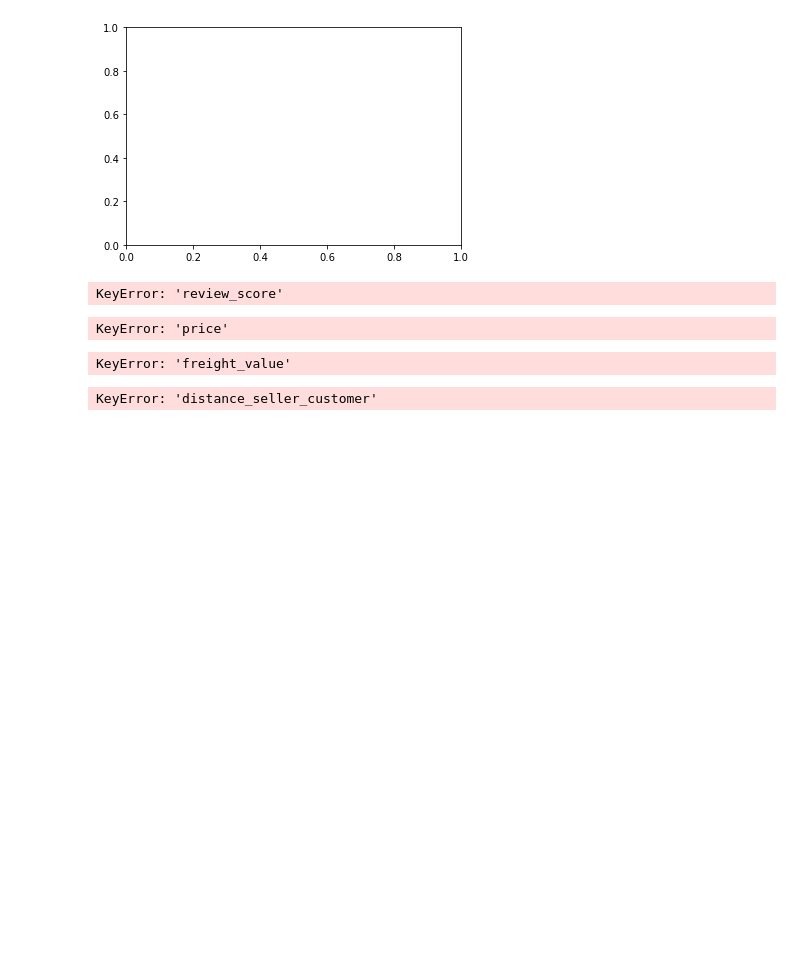
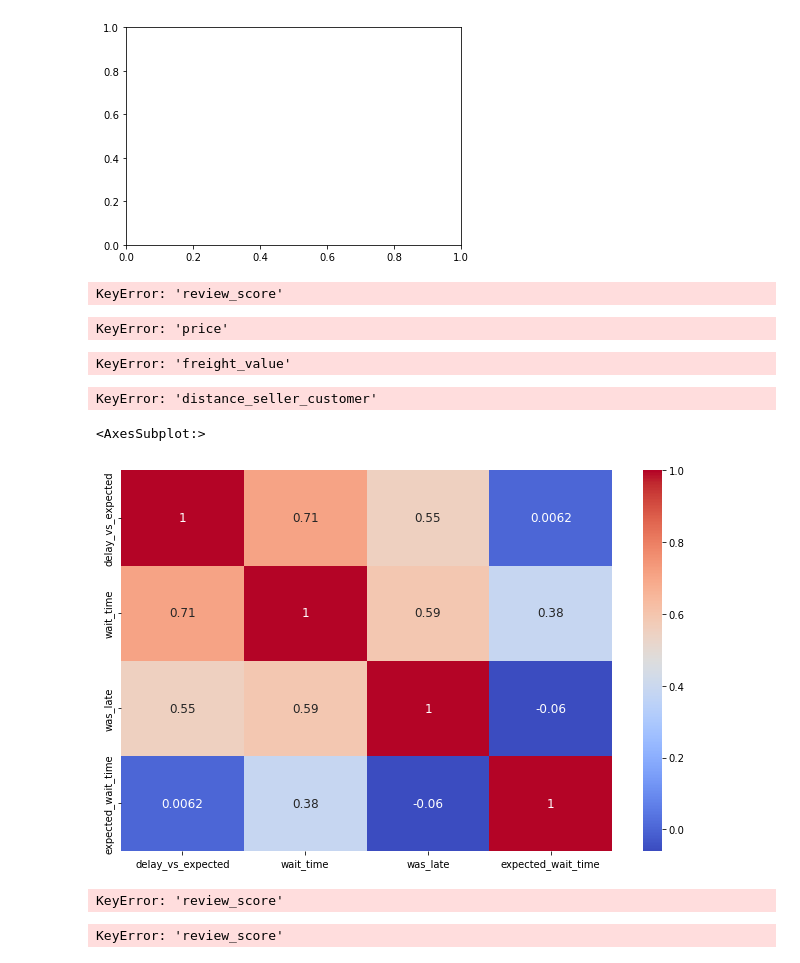
Before and after one commit to TshepoKubeka/O-list-Project, a Jupyter notebook: notebooks/Untitled.ipynb, the cells around one changed output. Cells and saved outputs as stored; diff of their text form; code cells hidden in the pictures; blank space fills up the shorter version.

Commit message:
start of simple analysis, correlation plot(2)

```diff
--- a/notebooks/Untitled.ipynb
+++ b/notebooks/Untitled.ipynb
@@ -1144,7 +1144,22 @@ KeyError: 'price'
 sns.kdeplot(orders['freight_value'])
 # %% [output]
 KeyError: 'freight_value'
-# %%
-sns.kdeplot(orders['distance_seller_customer'])
-# %% [output]
-KeyError: 'distance_seller_customer'
+# %%
+sns.kdeplot(orders['distance_seller_customer'])
+# %% [output]
+KeyError: 'distance_seller_customer'
+# %%
+# Correlation plot
+plt.figure(figsize=(11,7))
+sns.heatmap(orders.corr(), cmap='coolwarm', annot = True, annot_kws={"size": 12})
+# %% [output]
+<AxesSubplot:>
+[figure, added]
+# %%
+round(np.abs(orders.corr()['review_score']).sort_values(ascending = False),2)
+# %% [output]
+KeyError: 'review_score'
+# %%
+round(orders.corr()['review_score'],2)
+# %% [output]
+KeyError: 'review_score'
```
Also changed, not shown: parts of 1 cell of this notebook.
